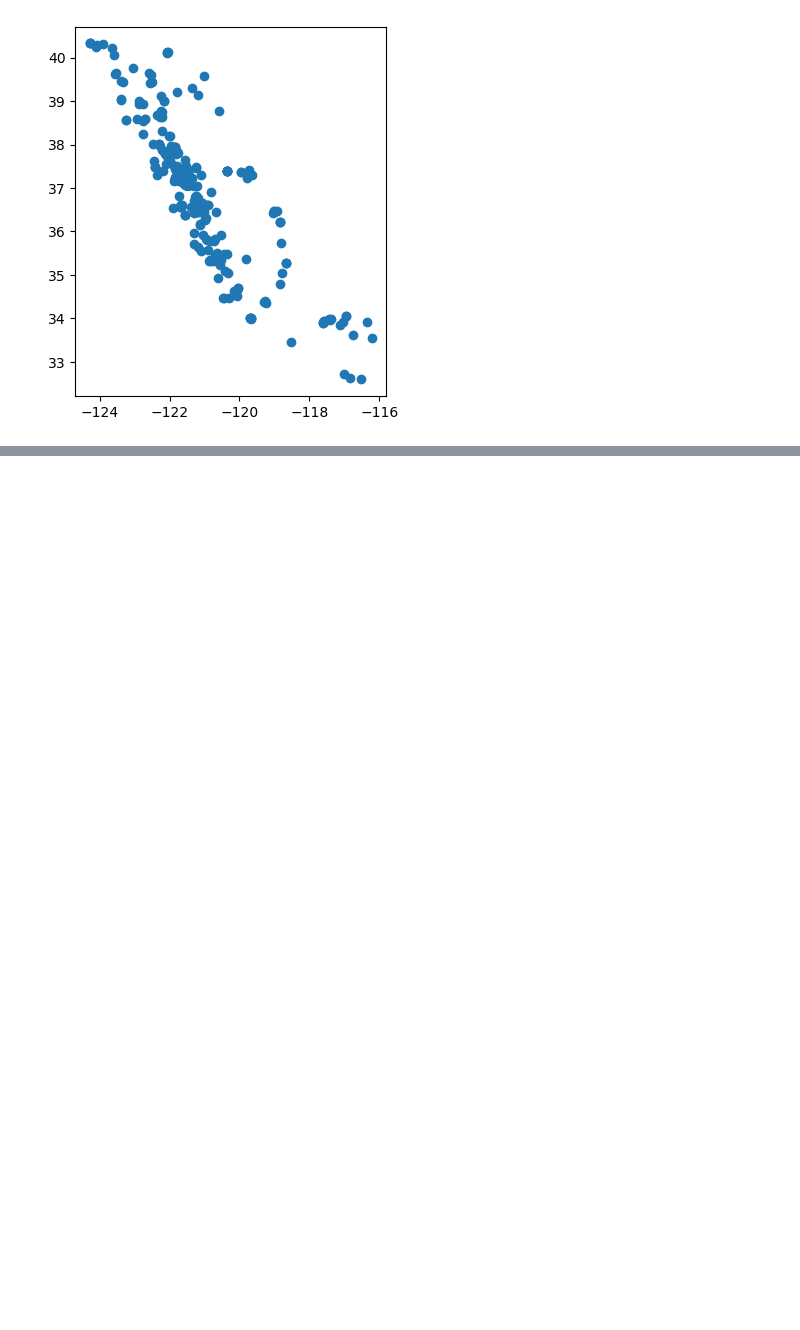
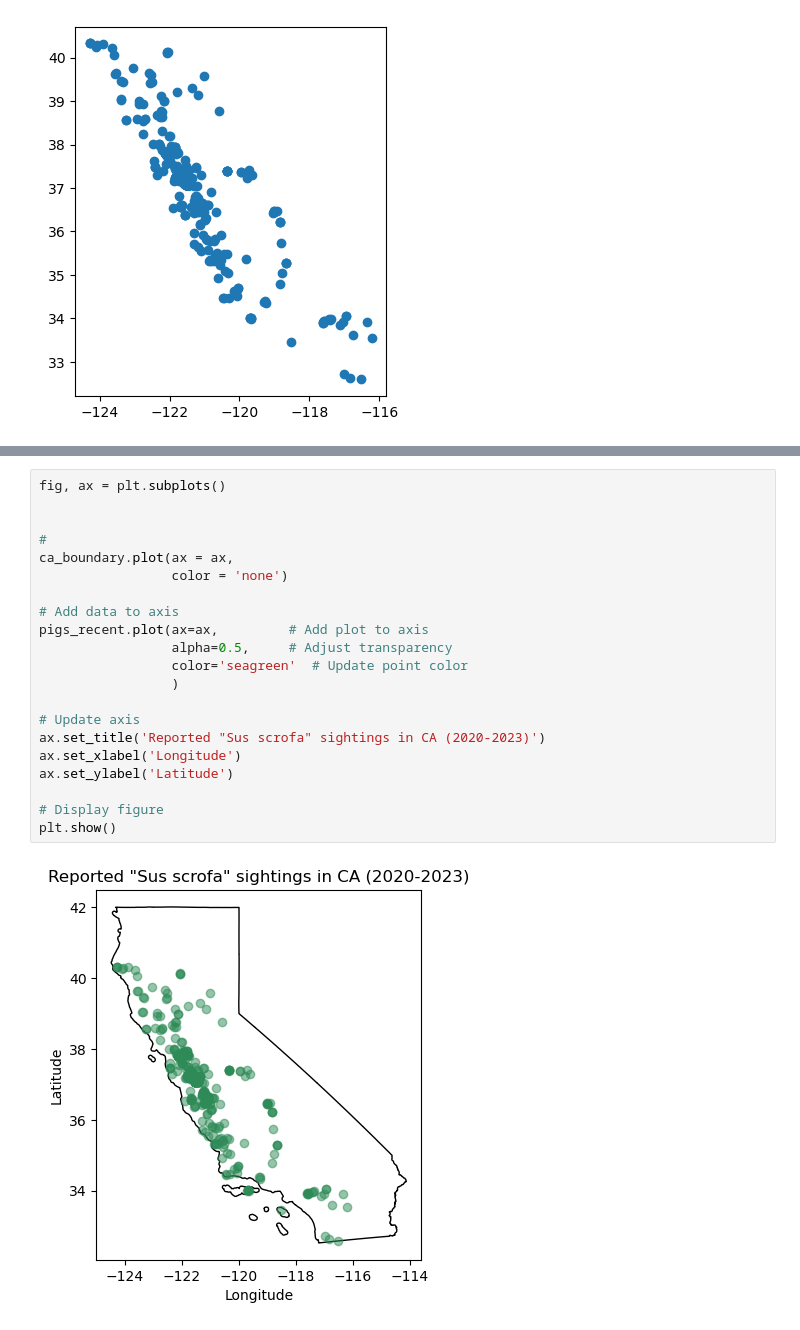
Before and after one commit to mmorenorolon/eds220-2025-in-class, a Jupyter notebook: week4-geopandas.ipynb, the cells around one changed output, grey strips where cells are left out. Saved outputs shown, nothing was run; the diff lists cells and outputs as text; blank space fills up the shorter version.

```diff
--- a/week4-geopandas.ipynb
+++ b/week4-geopandas.ipynb
@@ -197,0 +247,23 @@ plt.show()
+# %%
+fig, ax = plt.subplots()
+
+
+#
+ca_boundary.plot(ax = ax,
+                 color = 'none')
+
+# Add data to axis
+pigs_recent.plot(ax=ax,         # Add plot to axis
+                 alpha=0.5,     # Adjust transparency
+                 color='seagreen'  # Update point color
+                 )
+
+# Update axis
+ax.set_title('Reported "Sus scrofa" sightings in CA (2020-2023)')
+ax.set_xlabel('Longitude')
+ax.set_ylabel('Latitude')
+
+# Display figure
+plt.show()
+# %% [output]
+[figure, added]
```
Also changed, not shown: parts of 9 cells of this notebook.
